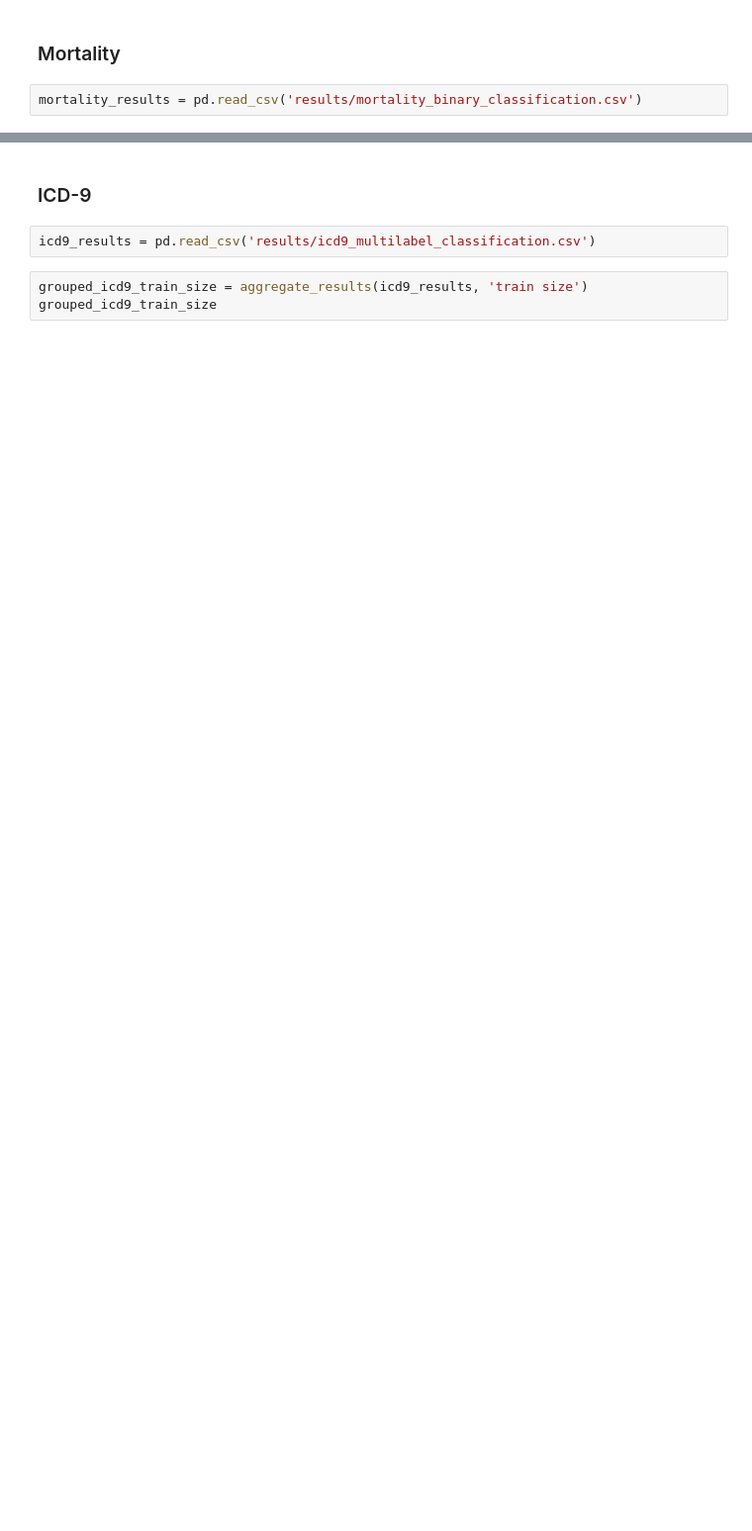
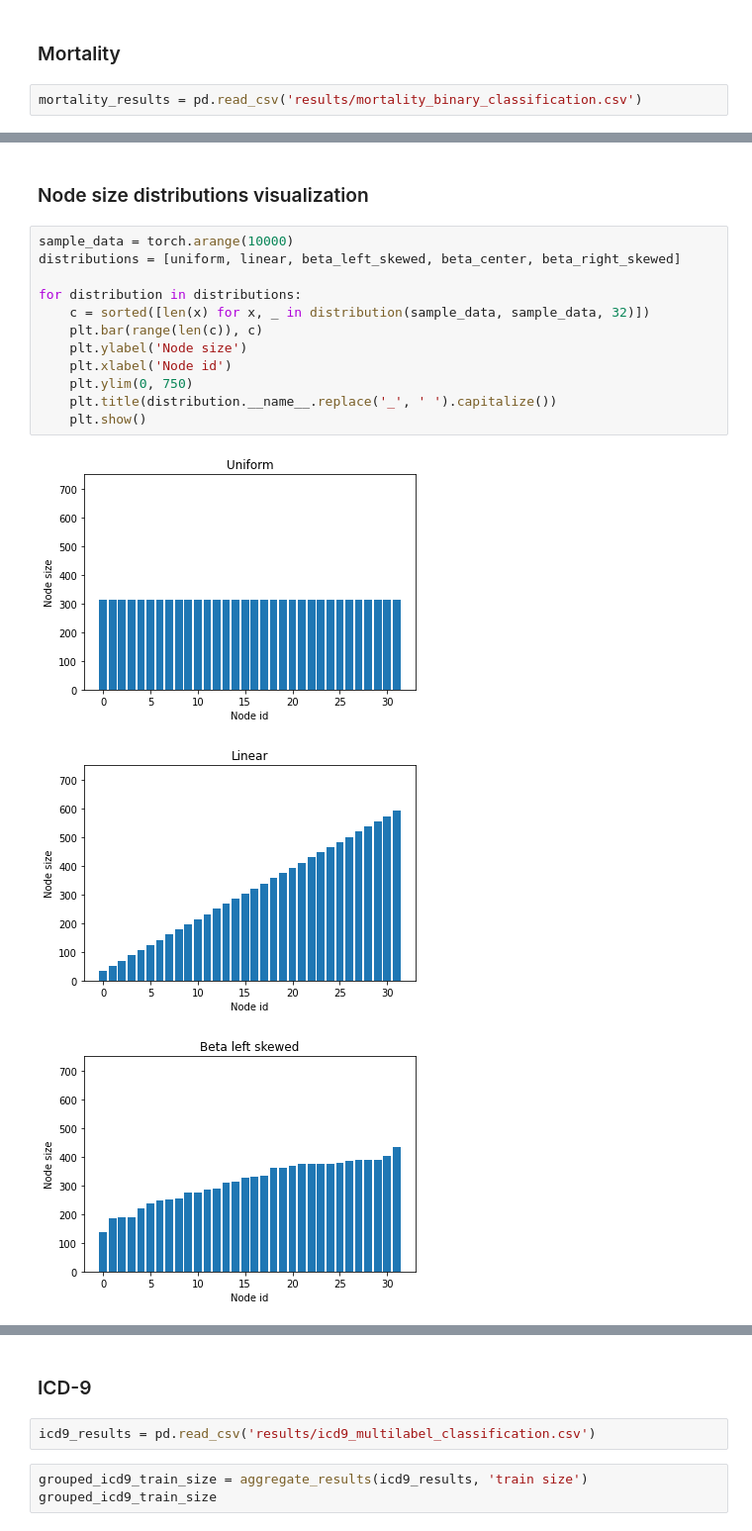
Before and after one commit to kasztanka/federated-learning-mimiciii, a Jupyter notebook: analyze_results.ipynb, the cells around one changed output, grey strips where cells are left out. Shown at 99% size. Saved outputs shown, nothing was run; the diff lists cells and outputs as text; blank space fills up the shorter version.

```diff
--- a/analyze_results.ipynb
+++ b/analyze_results.ipynb
@@ -138,0 +173,18 @@ plot(grouped_mortality_workers, 'Number of workers', MORTALITY_TASKS)
+# %% [markdown]
+### Node size distributions visualization
+# %%
+sample_data = torch.arange(10000)
+distributions = [uniform, linear, beta_left_skewed, beta_center, beta_right_skewed]
+
+for distribution in distributions:
+    c = sorted([len(x) for x, _ in distribution(sample_data, sample_data, 32)])
+    plt.bar(range(len(c)), c)
+    plt.ylabel('Node size')
+    plt.xlabel('Node id')
+    plt.ylim(0, 750)
+    plt.title(distribution.__name__.replace('_', ' ').capitalize())
+    plt.show()
+# %% [output]
+[figure, added]
+[figure, added]
+[figure, added]
```
Also changed, not shown: parts of 11 cells of this notebook.
